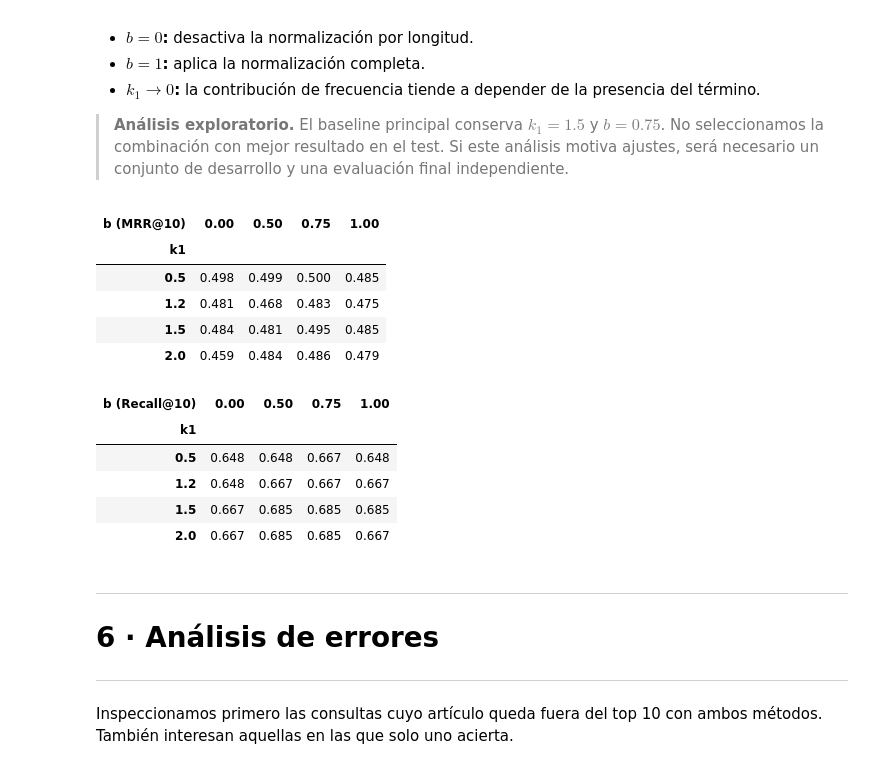
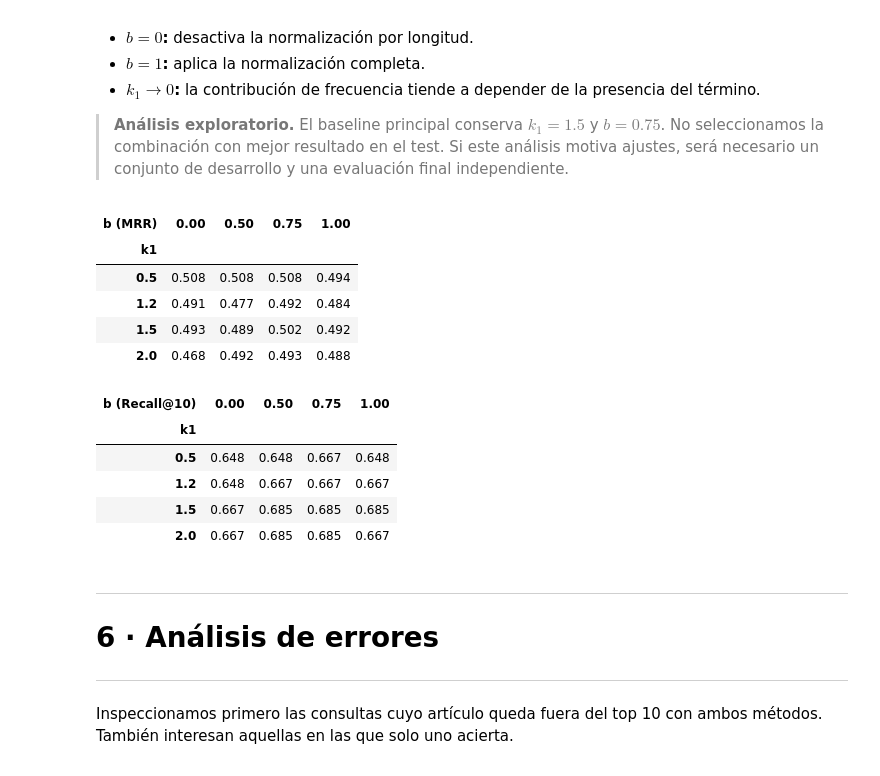
Before and after one commit to mahernto/research-assistant, a Jupyter notebook: milestone_1.ipynb, the cells around one changed output. Cells and saved outputs as stored; diff of their text form; code cells hidden in the pictures.

```diff
--- a/milestone_1.ipynb
+++ b/milestone_1.ipynb
@@ -650,6 +738,14 @@ if IN_COLAB and LLM_BACKEND == 'ollama' and REGENERATE_QUERIES:
     !ollama pull llama3.1:8b
 # %%
 def generate_candidates():
+    """Genera N_CANDIDATES consultas candidatas con el LLM y las puntúa con el juez.
+
+    Para cada fragmento de origen (sample_source_chunks) y su estilo asignado (STYLE_PLAN):
+      1. pide al LLM una consulta con GEN_PROMPT (título, resumen, fragmento e instrucción del estilo);
+      2. pide al juez las notas `match` y `specific` con JUDGE_PROMPT;
+      3. guarda la consulta con su artículo relevante (el del fragmento), tema, estilo y notas.
+    Si el LLM no responde, la candidata se omite. Devuelve una lista de diccionarios, una por candidata.
+    """
     cands = []
     for i, row in enumerate(tqdm(sample_source_chunks(N_CANDIDATES, SEED + 2), desc='consultas'), 1):
         doc = docs_by_id[row['doc_id']]
@@ -1014,0 +1118,14 @@ Por ejemplo, encontrarlo en primera posición aporta 1; en quinta, 0.2. Se repor
+# %%
+queries = read_jsonl(QUERIES_FILE)
+assert queries, 'queries.jsonl está vacío: revisad la sección 3'
+query_tokens = preprocess([q['query'] for q in queries])
+relevants = [set(q['relevant_ids']) for q in queries]
+source_chunks = [q['source_chunk'] for q in queries]
+q_topic = [docs_by_id[q['relevant_ids'][0]]['topic'] for q in queries]
+print(f'{len(queries)} consultas')
+for q, toks in list(zip(queries, query_tokens))[:3]:
+    print(f'  {q["query"]}\n   -> {toks}')
+
+doc_ids = docs_df['doc_id'].tolist()
+chunk_doc_idx = chunks_df['doc_id'].map({d: i for i, d in enumerate(doc_ids)}).to_numpy()  # artículo de cada fragmento
+chunk_ids = chunks_df['chunk_id'].to_numpy()
@@ -1087,8 +1173,7 @@ def evaluate(scores):
     doc_rank = [top_docs(s) for s in scores]
     chunk_rank = [top_chunks(s) for s in scores]
     res = {f'Recall@{k}': recall_at_k(doc_rank, relevants, k) for k in KS}
-    res['MRR@10'] = mrr(doc_rank, relevants, 10)
-    res['MRR@100'] = mrr(doc_rank, relevants, MAX_DEPTH)
+    res['MRR'] = mrr(doc_rank, relevants)  # sobre el ranking completo, sin corte
     res.update({f'Fragmento origen @{k}': chunk_hit_at_k(chunk_rank, source_chunks, k) for k in KS})
     return res, doc_rank, chunk_rank
 
@@ -1119,7 +1204,7 @@ El desglose por tema y la curva Recall@K complementan la media global. Hay que l
 names = list(S)
 hit10 = {n: recalls_at_k(doc_rankings[n], relevants, 10) for n in names}
 hit5 = {n: recalls_at_k(doc_rankings[n], relevants, 5) for n in names}
-rr10 = {n: reciprocal_ranks(doc_rankings[n], relevants, 10) for n in names}
+rr = {n: reciprocal_ranks(doc_rankings[n], relevants) for n in names}
 
 def bootstrap(values, n_boot=5000, seed=SEED):
     """Media e intervalo de confianza al 95 % por bootstrap sobre las consultas."""
@@ -1131,12 +1216,12 @@ def bootstrap(values, n_boot=5000, seed=SEED):
 rows = {}
 for n in names:
     rows[n] = {label: '{:.3f} [{:.3f}, {:.3f}]'.format(*bootstrap(v)) for label, v in
-               (('Recall@5', hit5[n]), ('Recall@10', hit10[n]), ('MRR@10', rr10[n]))}
+               (('Recall@5', hit5[n]), ('Recall@10', hit10[n]), ('MRR', rr[n]))}
 print('Media [IC 95 % bootstrap]')
 display(pd.DataFrame(rows).T)
 
 a, b = names
-for label, (va, vb) in {'Recall@10': (hit10[a], hit10[b]), 'MRR@10': (rr10[a], rr10[b])}.items():
+for label, (va, vb) in {'Recall@10': (hit10[a], hit10[b]), 'MRR': (rr[a], rr[b])}.items():
     m, lo, hi = bootstrap(vb - va)
     print(f'Diferencia {label}  ({b}) − ({a}): {m:+.3f}  IC 95 % [{lo:+.3f}, {hi:+.3f}]  ->',
           'el intervalo no incluye 0' if lo > 0 or hi < 0 else 'el intervalo incluye 0: no hay evidencia de diferencia')
@@ -1149,7 +1234,7 @@ for t in TOPICS:
         row = {'tema': t, 'consultas': len(idx)}
         for n in names:
             row[f'Recall@10 {short[n]}'] = hit10[n][idx].mean()
-            row[f'MRR@10 {short[n]}'] = rr10[n][idx].mean()
+            row[f'MRR {short[n]}'] = rr[n][idx].mean()
         rows.append(row)
 display(pd.DataFrame(rows).round(3).set_index('tema'))
 # %% [output]
@@ -1188,21 +1273,21 @@ Probamos varias combinaciones de $k_1$ y $b$ para observar cuánto cambian los r
 # %%
 rows = []
 for k1 in (0.5, 1.2, 1.5, 2.0):
     for b_ in (0.0, 0.5, 0.75, 1.0):
-        model = BM25(X_counts, k1=k1, b=b_)
+        model = build_bm25(k1=k1, b=b_)
         rankings = [top_docs(bm25_scores(t, model)) for t in query_tokens]
         rows.append({'k1': k1, 'b': b_, 'Recall@5': recall_at_k(rankings, relevants, 5),
-                     'Recall@10': recall_at_k(rankings, relevants, 10), 'MRR@10': mrr(rankings, relevants, 10)})
+                     'Recall@10': recall_at_k(rankings, relevants, 10), 'MRR': mrr(rankings, relevants)})
 grid = pd.DataFrame(rows)
-display(grid.pivot(index='k1', columns='b', values='MRR@10').round(3).rename_axis(index='k1', columns='b  (MRR@10)'))
+display(grid.pivot(index='k1', columns='b', values='MRR').round(3).rename_axis(index='k1', columns='b  (MRR)'))
 display(grid.pivot(index='k1', columns='b', values='Recall@10').round(3).rename_axis(index='k1', columns='b  (Recall@10)'))
 # %% [output]
-| b (MRR@10) | 0.00 | 0.50 | 0.75 | 1.00 |
+| b (MRR) | 0.00 | 0.50 | 0.75 | 1.00 |
 | k1 |  |  |  |  |
-| 0.5 | 0.498 | 0.499 | 0.500 | 0.485 |
-| 1.2 | 0.481 | 0.468 | 0.483 | 0.475 |
-| 1.5 | 0.484 | 0.481 | 0.495 | 0.485 |
-| 2.0 | 0.459 | 0.484 | 0.486 | 0.479 |
+| 0.5 | 0.508 | 0.508 | 0.508 | 0.494 |
+| 1.2 | 0.491 | 0.477 | 0.492 | 0.484 |
+| 1.5 | 0.493 | 0.489 | 0.502 | 0.492 |
+| 2.0 | 0.468 | 0.492 | 0.493 | 0.488 |
 | b (Recall@10) | 0.00 | 0.50 | 0.75 | 1.00 |
 | k1 |  |  |  |  |
 | 0.5 | 0.648 | 0.648 | 0.667 | 0.648 |
```
Also changed, not shown: parts of 87 cells of this notebook, 3 other files.
